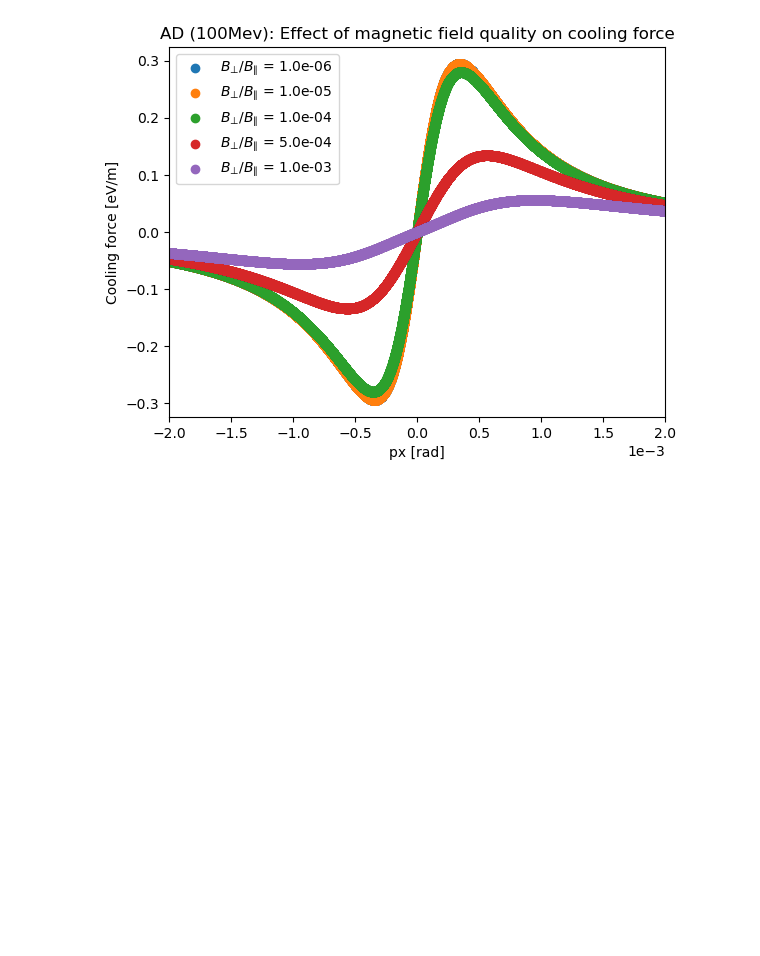
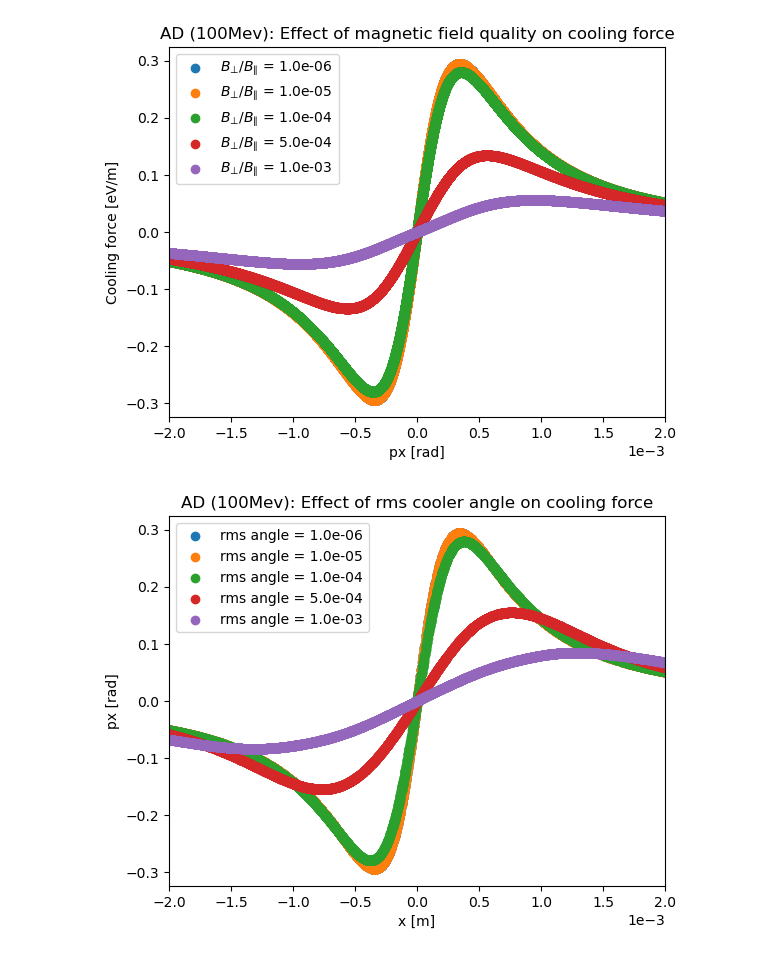
Before and after one commit to pkruyt/electron_cooling, a Jupyter notebook: notebooks/AD100/AD-100Mev:force-vs-parameters.ipynb, the cells around one changed output. Saved outputs shown, nothing was run; the diff lists cells and outputs as text; code cells hidden in the pictures; blank space fills up the shorter version.

```diff
--- a/notebooks/AD100/AD-100Mev:force-vs-parameters.ipynb
+++ b/notebooks/AD100/AD-100Mev:force-vs-parameters.ipynb
@@ -155,6 +156,103 @@ for B_ratio in B_ratios:
     plt.legend()
 # %% [output]
 [figure]
+# %%
+#Angle instead of magnetic field quality?
+
+angle_loop = [1e-6,1e-5,1e-4,5e-4,1e-3]
+#angle_loop = [1e-4,5e-4,1e-3]
+
+#B_ratios = [1e-6,1e-3]
+
+num_particles=int(1e4)
+
+dtk_particle = dtk.TestParticles(
+
+    mass0=mass0,
+    p0c=p0c,
+    x=np.random.normal(0,0 ,num_particles),
+    px=np.random.normal(0, 4*np.sqrt(emittance/beta_x), num_particles),
+    y=0,
+    py=0,
+    delta=0,
+    zeta=0)
+
+
+
+
+plt.figure()
+for rms_angle in angle_loop:
+
+
+    coolers = []
+    num_coolers=int(1e4)
+
+
+
+    for i in range(num_coolers):
+        angle=np.random.normal(0,rms_angle,1)
+        #angle=np.random.uniform(-B_ratio,B_ratio,1)
+        #print('angle:',angle)
+        cooler = dtk.elements.ElectronCooler(I=I, L=L/num_coolers, r_beam=r_beam,
+                                            T_perp=T_perp, T_l=T_l,
+                                            B=B, Z=Z, B_ratio=0,
+                                            Neutralisation_space_charge=0,
+                                            xp_cooler=angle)
+        coolers.append(cooler)
+
+
+
+
+    num_turns=int(1)
+
+
+    x=[]
+    px=[]
+    action = []
+    force = []
+    force_old = []
+
+
+    for i in tqdm(range(num_turns)):
+        x.append(dtk_particle.x)
+        px.append(dtk_particle.px)
+
+        action_temp = 0.5*(dtk_particle.x**2/beta_x + beta_x*dtk_particle.px**2) #Joule sec
+        action.append(action_temp)
+
+        #arc.track(dtk_particle)
+        force_temp=[]
+
+        #force_old.append(dtk_cooler.force(dtk_particle))
+
+        for cooler in coolers:
+            f1=cooler.force(dtk_particle)
+            force_temp.append(f1)
+
+            # dtk_cooler.track(dtk_particle)
+        force_temp=np.array(force_temp)
+        force=force_temp.mean(axis=0)
+        #force=np.squeeze(force)
+
+
+    x = np.array(x)
+    px = np.array(px)
+    action = np.array(action)
+    force = np.array(force)
+    #force_old = np.array(force_old)
+
+
+    plt.scatter(px,-force,label=f'rms angle = {rms_angle:.1e}')#,vmin=-0.05, vmax=0.05
+    #plt.scatter(px,force_old,label='ratio')#,vmin=-0.05, vmax=0.05
+    plt.xlabel('x [m]')
+    plt.ylabel('px [rad]')
+    plt.title('AD (100Mev): Effect of rms cooler angle on cooling force')
+    plt.xlim([-0.0020,0.0020])
+    plt.ticklabel_format(style='sci', axis='x', scilimits=(0,0))
+    plt.legend()
+plt.show()
+# %% [output]
+[figure, added]
 # %%
 #Magnetic field strength
 
```
Also changed, not shown: parts of 2 cells of this notebook, 3 other files.
